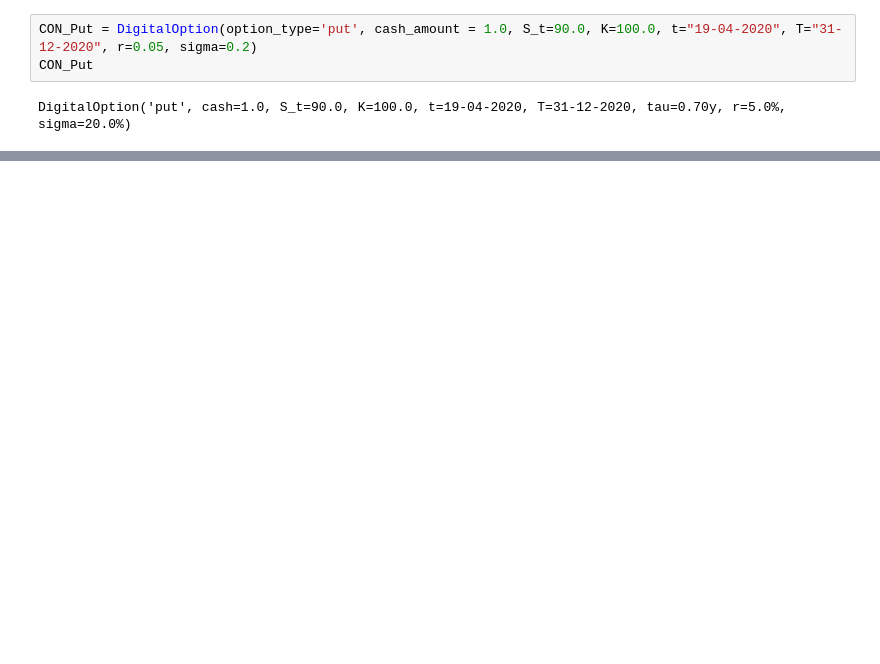
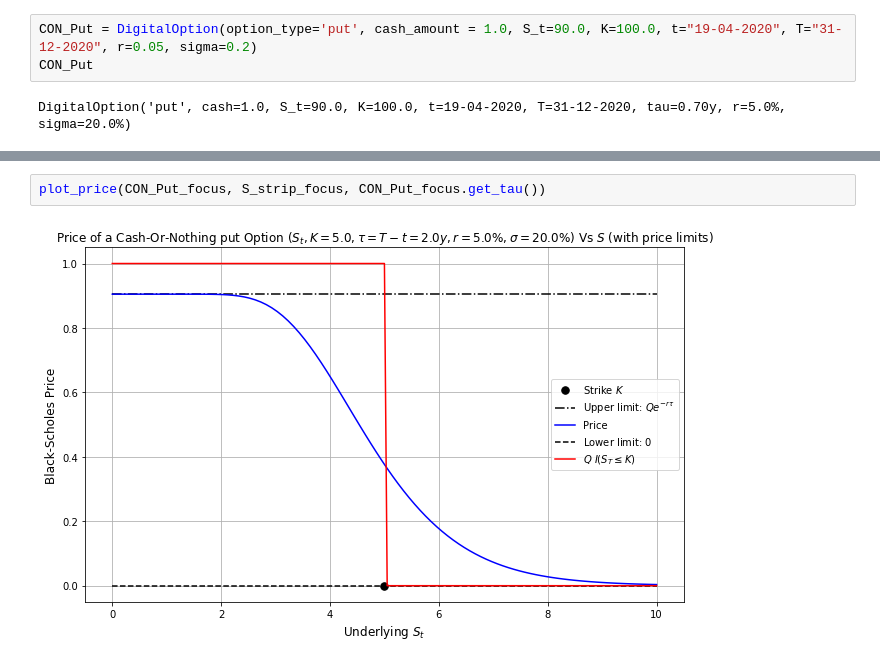
Before and after one commit to gabrielepompa88/IT-For-Business-And-Finance-2019-20, a Jupyter notebook: Notebooks/Derivatives_Analytics___Introduction_to_OOP.ipynb, the cells around one changed output, grey strips where cells are left out. Cells and saved outputs as stored; diff of their text form; blank space fills up the shorter version.

```diff
--- a/Notebooks/Derivatives_Analytics___Introduction_to_OOP.ipynb
+++ b/Notebooks/Derivatives_Analytics___Introduction_to_OOP.ipynb
@@ -1828,0 +2069,4 @@ plot_price_strip(CON_Put, S_strip, tau_strip)
+# %%
+plot_price(CON_Put_focus, S_strip_focus, CON_Put_focus.get_tau())
+# %% [output]
+[figure, added]
```
Also changed, not shown: parts of 36 cells of this notebook.
